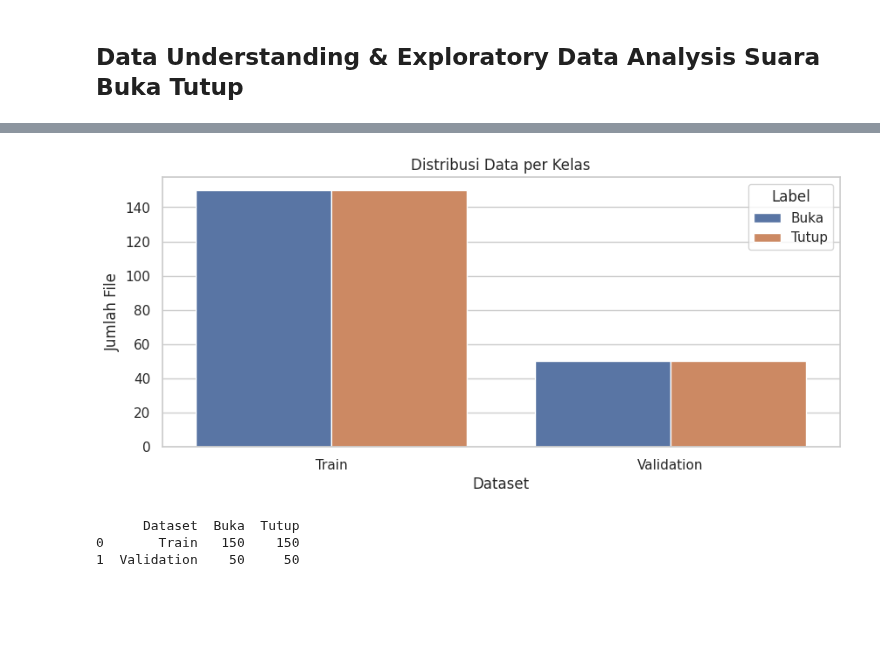
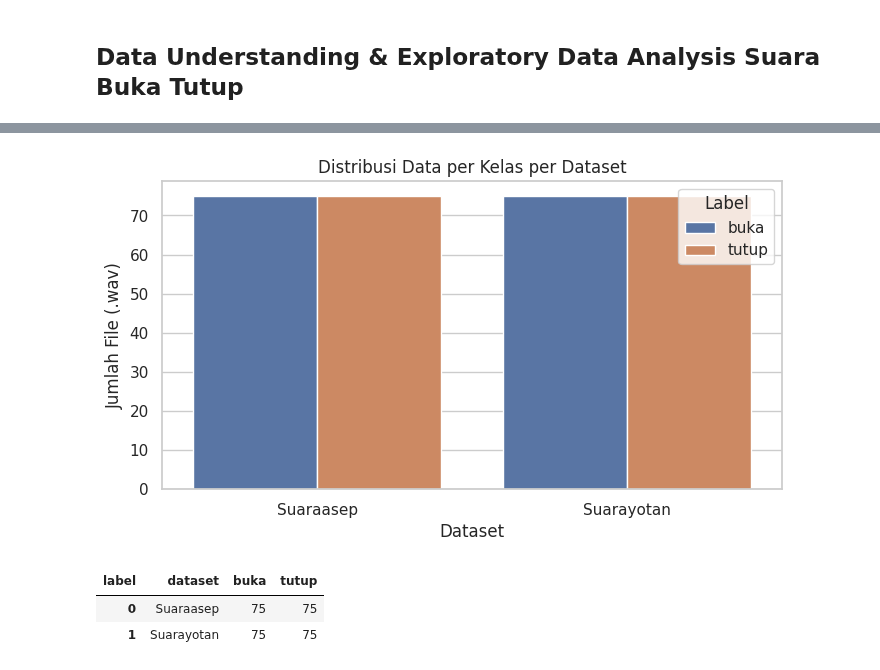
Before and after one commit to Yotan123/psd, a Jupyter notebook: _sources/Suara.ipynb, the cells around one changed output, grey strips where cells are left out. Drawn from its saved outputs; the diff is of its cells as text; code cells hidden in the pictures; blank space fills up the shorter version.

```diff
--- a/_sources/Suara.ipynb
+++ b/_sources/Suara.ipynb
@@ -60,32 +35,46 @@ Val folder   : ['buka', 'tutup']
-# %%
-def count_files(base_path):
-    counts = {}
-    for label in os.listdir(base_path):
-        folder = os.path.join(base_path, label)
-        if os.path.isdir(folder):
-            counts[label] = len(os.listdir(folder))
-    return counts
-
-train_counts = count_files(train_path)
-val_counts = count_files(val_path)
-
-# Buat dataframe untuk visualisasi
-df_counts = pd.DataFrame({
-    'Dataset': ['Train', 'Validation'],
-    'Buka': [train_counts.get('buka', 0), val_counts.get('buka', 0)],
-    'Tutup': [train_counts.get('tutup', 0), val_counts.get('tutup', 0)]
-})
-df_counts_melt = df_counts.melt(id_vars='Dataset', var_name='Label', value_name='Jumlah')
-
-
-sns.barplot(data=df_counts_melt, x='Dataset', y='Jumlah', hue='Label')
-plt.title("Distribusi Data per Kelas")
-plt.ylabel("Jumlah File")
-plt.show()
-
-print(df_counts)
-# %% [output]
-[figure, removed]
-      Dataset  Buka  Tutup
-0       Train   150    150
-1  Validation    50     50
+# %%
+sns.set(style="whitegrid")
+plt.rcParams['figure.figsize'] = (8, 4)
+
+# Pilih folder dataset yang ada
+PREFERRED = ["Suaraasep", "Suarayotan"]
+DATASET_DIRS = [d for d in PREFERRED if os.path.isdir(d)]
+if not DATASET_DIRS:
+    DATASET_DIRS = [d for d in sorted(os.listdir(".")) if os.path.isdir(d) and d.lower().startswith("suara")]
+
+def is_wav(fn):
+    return fn.lower().endswith(".wav")
+
+def count_files_multi(dirs):
+    rows = []
+    for d in dirs:
+        if not os.path.isdir(d):
+            continue
+        for label in sorted(os.listdir(d)):
+            folder = os.path.join(d, label)
+            if not os.path.isdir(folder):
+                continue
+            n = sum(1 for f in os.listdir(folder) if is_wav(f))
+            rows.append({"dataset": d, "label": label, "count": n})
+    return pd.DataFrame(rows)
+
+df_counts_all = count_files_multi(DATASET_DIRS)
+
+if df_counts_all.empty:
+    print("Tidak ada file .wav yang terdeteksi di dataset yang dipilih.")
+else:
+    pivot = df_counts_all.pivot(index="dataset", columns="label", values="count").fillna(0).astype(int).reset_index()
+    df_melt = pivot.melt(id_vars="dataset", var_name="label", value_name="count")
+    sns.barplot(data=df_melt, x='dataset', y='count', hue='label')
+    plt.title("Distribusi Data per Kelas per Dataset")
+    plt.xlabel("Dataset")
+    plt.ylabel("Jumlah File (.wav)")
+    plt.legend(title="Label")
+    plt.show()
+    display(pivot)
+# ...existing code...
+# %% [output]
+[figure, added]
+| label | dataset | buka | tutup |
+| 0 | Suaraasep | 75 | 75 |
+| 1 | Suarayotan | 75 | 75 |
```
Also changed, not shown: parts of 8 cells of this notebook, 12 other files.
